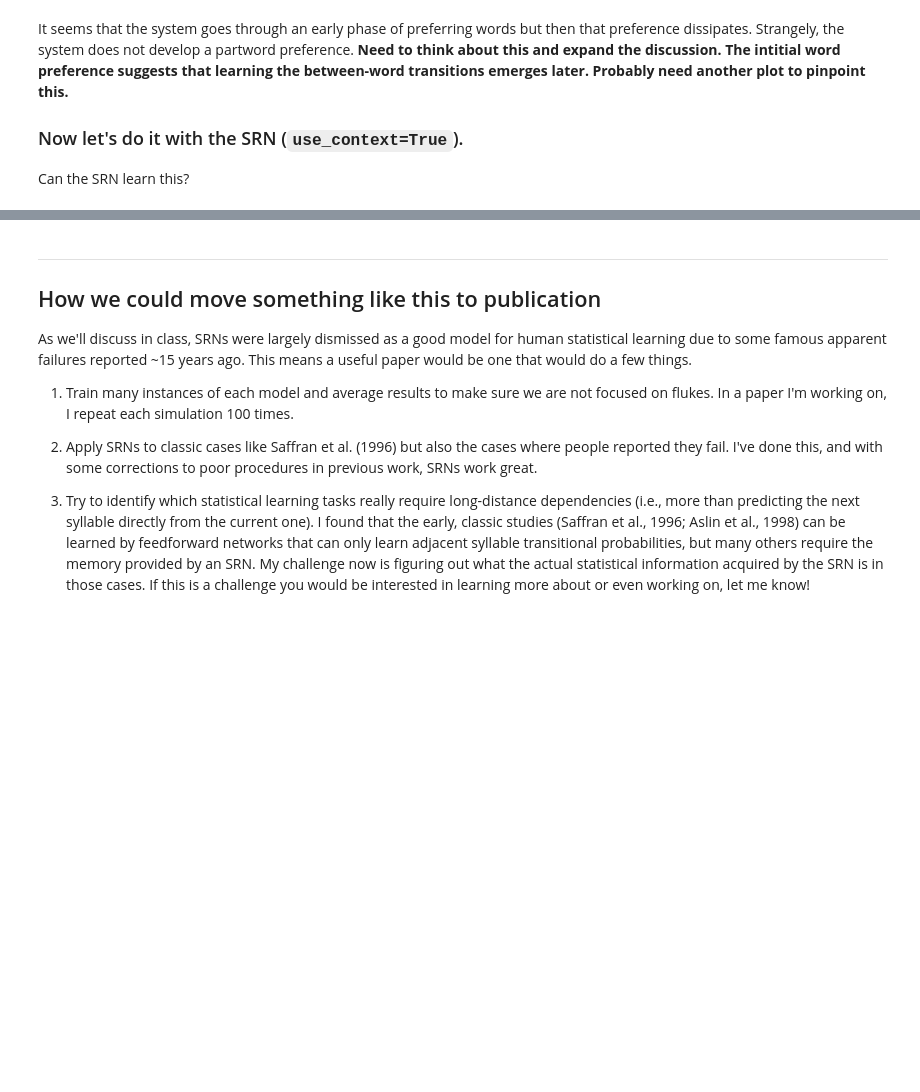
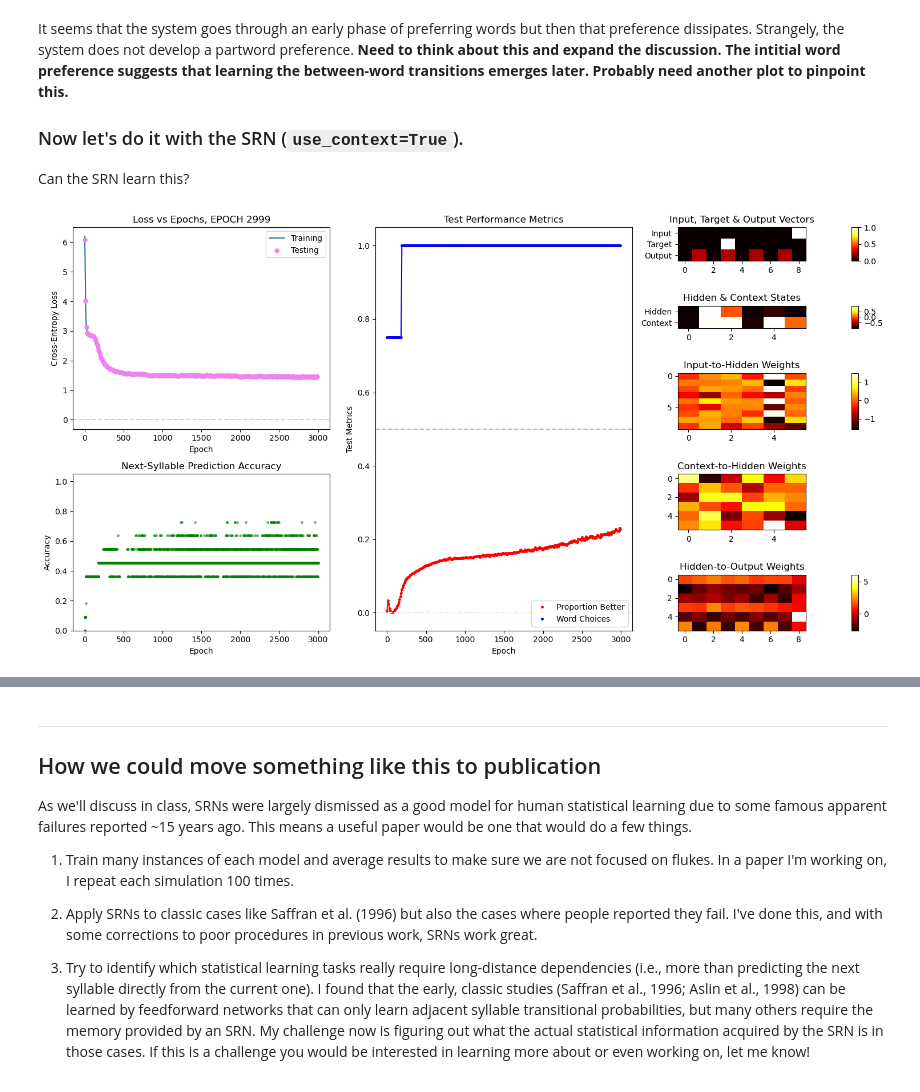
Before and after one commit to jsmagnuson/models-of-the-mind-notebooks, a Jupyter notebook: 14-nnets-04-srn-statlearn.ipynb, the cells around one changed output, grey strips where cells are left out. Cells and saved outputs as stored; diff of their text form; code cells hidden in the pictures; blank space fills up the shorter version.

Commit message:
removed stray files, reorganized data and image

```diff
--- a/14-nnets-04-srn-statlearn.ipynb
+++ b/14-nnets-04-srn-statlearn.ipynb
@@ -777,11 +777,13 @@ Can the SRN learn this?
 # %%
 
 W_input_hidden, W_bias_hidden, W_context_hidden, \
     W_hidden_output, hidden_state = initialize_network(lexicon, \
     nhidden=nhid, wsd=0.25, use_context=True)
 
-nepochs = 1000
+nepochs = 3000
 W_input_hidden, W_bias_hidden, W_context_hidden, W_hidden_output, hidden_state = \
     train_network(lexicon, nepochs, W_input_hidden, W_bias_hidden, W_context_hidden, W_hidden_output, \
                   hidden_state, print_interval=10, nhidden=nhid, learning_rate=0.01, test_interval=10, \
                   testlexicon=testlexicon, use_context=True)
+# %% [output]
+[figure, added]
```
Also changed, not shown: parts of 5 cells of this notebook, 19 other files.
